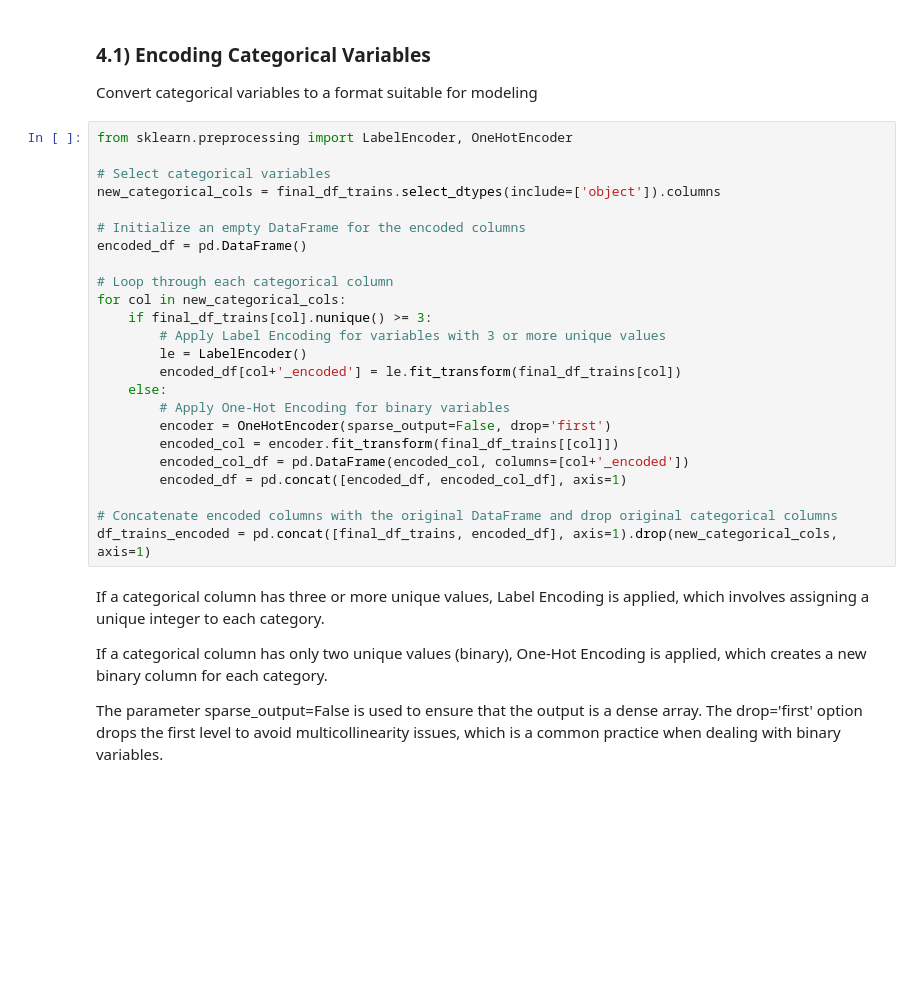
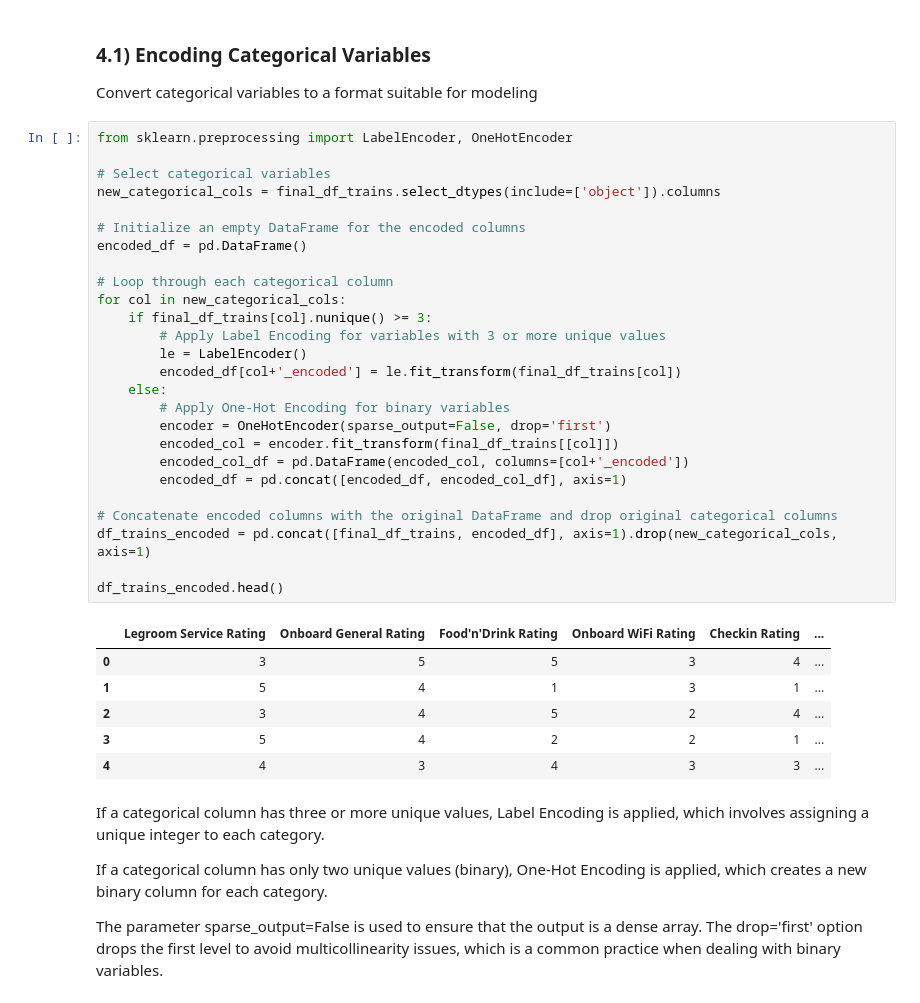
Before and after one commit to Mturco3/AI-ML-Project-2023-2024-285251, a Jupyter notebook: main-3.ipynb, the cells around one changed output. Drawn from its saved outputs; the diff is of its cells as text; blank space fills up the shorter version.

```diff
--- a/main-3.ipynb
+++ b/main-3.ipynb
@@ -449,27 +475,36 @@ Convert categorical variables to a format suitable for modeling
 # %%
 from sklearn.preprocessing import LabelEncoder, OneHotEncoder
 
 # Select categorical variables
 new_categorical_cols = final_df_trains.select_dtypes(include=['object']).columns
 
 # Initialize an empty DataFrame for the encoded columns
 encoded_df = pd.DataFrame()
 
 # Loop through each categorical column
 for col in new_categorical_cols:
     if final_df_trains[col].nunique() >= 3:
         # Apply Label Encoding for variables with 3 or more unique values
         le = LabelEncoder()
         encoded_df[col+'_encoded'] = le.fit_transform(final_df_trains[col])
     else:
         # Apply One-Hot Encoding for binary variables
         encoder = OneHotEncoder(sparse_output=False, drop='first')
         encoded_col = encoder.fit_transform(final_df_trains[[col]])
         encoded_col_df = pd.DataFrame(encoded_col, columns=[col+'_encoded'])
         encoded_df = pd.concat([encoded_df, encoded_col_df], axis=1)
 
 # Concatenate encoded columns with the original DataFrame and drop original categorical columns
 df_trains_encoded = pd.concat([final_df_trains, encoded_df], axis=1).drop(new_categorical_cols, axis=1)
+
+df_trains_encoded.head()
+# %% [output]
+|  | Legroom Service Rating | Onboard General Rating | Food'n'Drink Rating | Onboard WiFi Rating | Checkin Rating | ... |
+| 0 | 3 | 5 | 5 | 3 | 4 | ... |
+| 1 | 5 | 4 | 1 | 3 | 1 | ... |
+| 2 | 3 | 4 | 5 | 2 | 4 | ... |
+| 3 | 5 | 4 | 2 | 2 | 1 | ... |
+| 4 | 4 | 3 | 4 | 3 | 3 | ... |
 # %% [markdown]
 If a categorical column has three or more unique values, Label Encoding is applied, which involves assigning a unique integer to each category.
 
```
Also changed, not shown: parts of 9 cells of this notebook, 2 other files.
